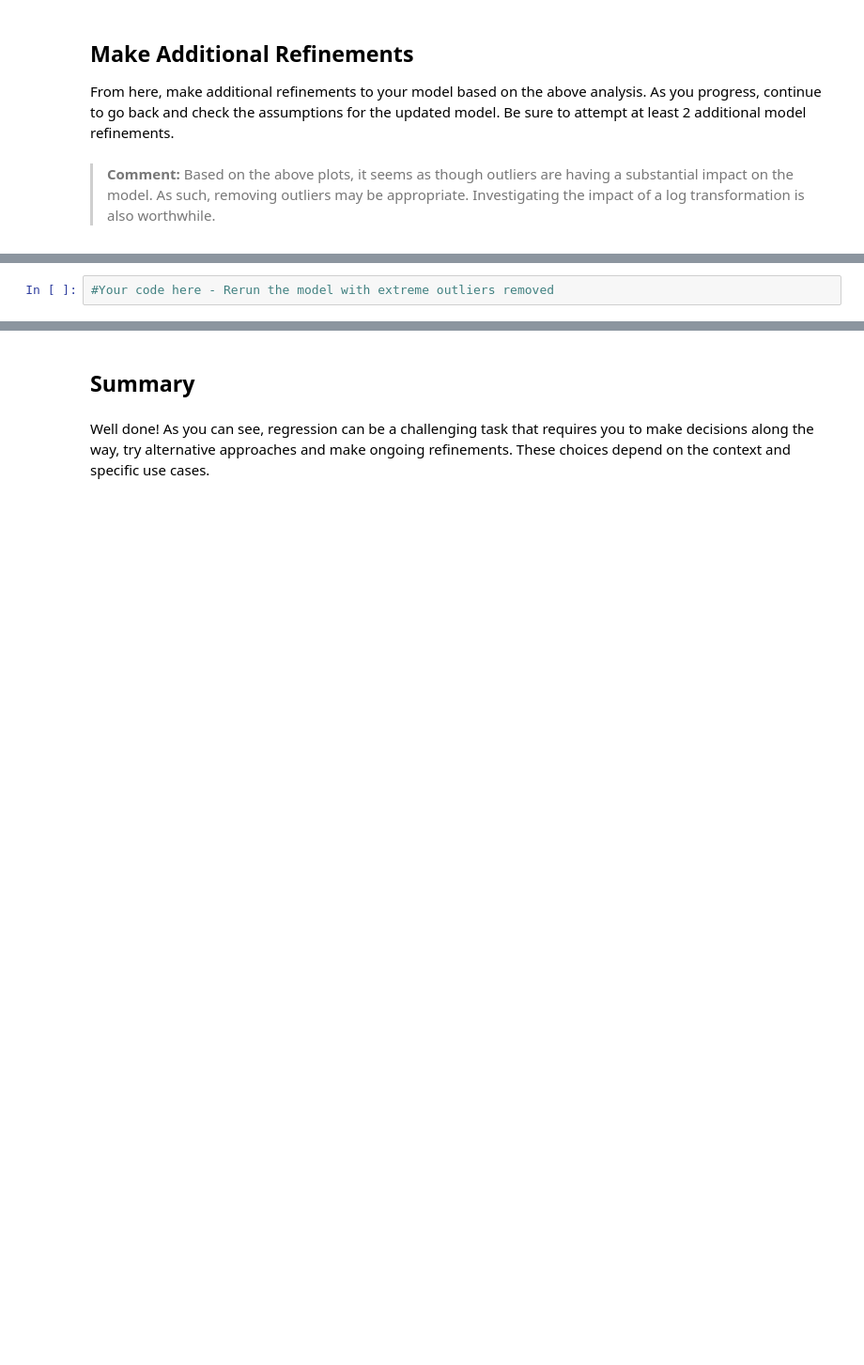
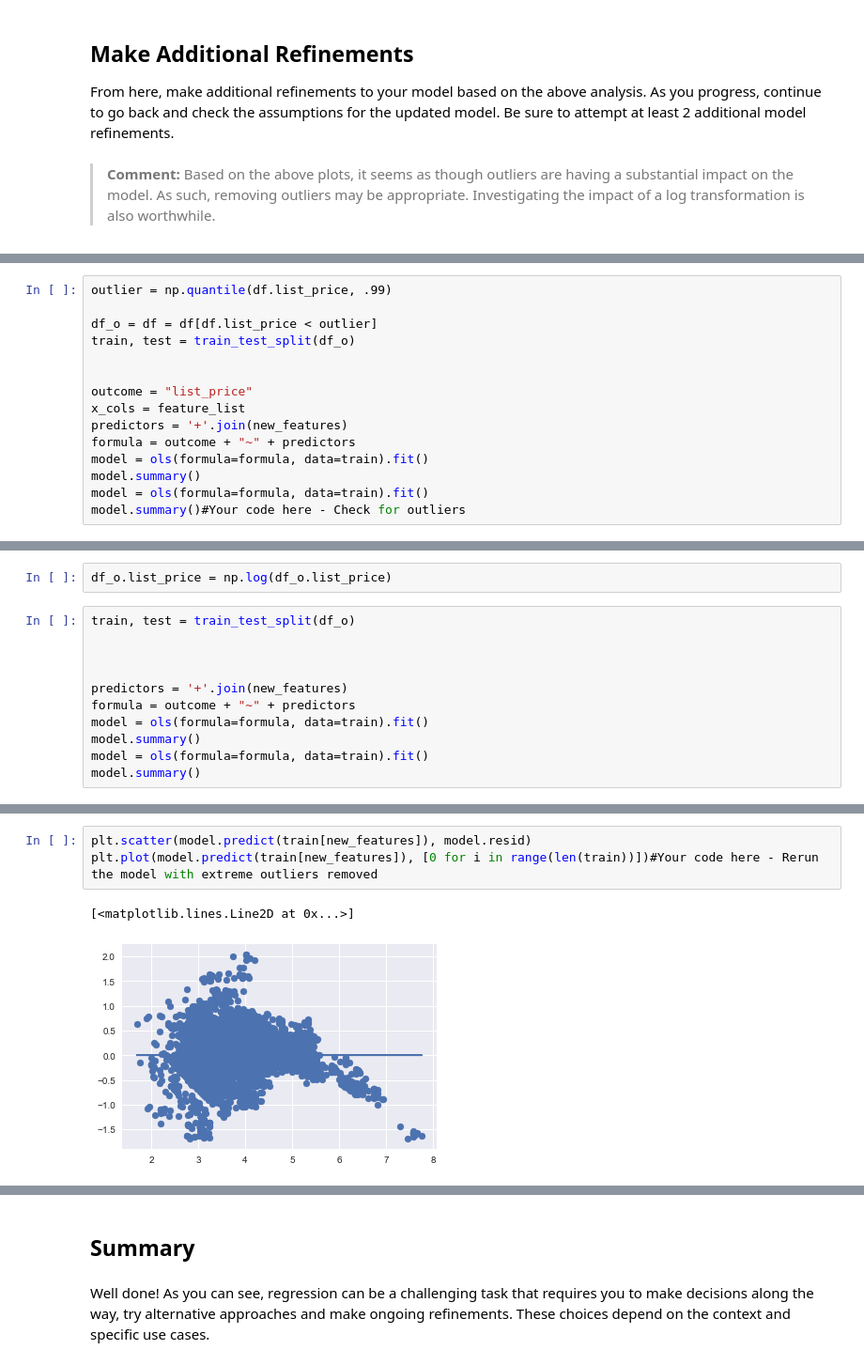
Before and after one commit to akelly66/Flatiron-School, a Jupyter notebook: Mod04/Section25/dsc-modeling-your-data-lab-online-ds-pt-041519/index.ipynb, the cells around one changed output, grey strips where cells are left out. Shown at 94% size. Saved outputs shown, nothing was run; the diff lists cells and outputs as text; blank space fills up the shorter version.

```diff
--- a/Mod04/Section25/dsc-modeling-your-data-lab-online-ds-pt-041519/index.ipynb
+++ b/Mod04/Section25/dsc-modeling-your-data-lab-online-ds-pt-041519/index.ipynb
@@ -181,0 +312,15 @@ From here, make additional refinements to your model based on the above analysis
+# %%
+outlier = np.quantile(df.list_price, .99)
+
+df_o = df = df[df.list_price < outlier]
+train, test = train_test_split(df_o)
+
+
+outcome = "list_price"
+x_cols = feature_list
+predictors = '+'.join(new_features)
+formula = outcome + "~" + predictors
+model = ols(formula=formula, data=train).fit()
+model.summary()
+model = ols(formula=formula, data=train).fit()
+model.summary()#Your code here - Check for outliers
@@ -181,0 +360,13 @@ From here, make additional refinements to your model based on the above analysis
+# %%
+df_o.list_price = np.log(df_o.list_price)
+# %%
+train, test = train_test_split(df_o)
+
+
+
+predictors = '+'.join(new_features)
+formula = outcome + "~" + predictors
+model = ols(formula=formula, data=train).fit()
+model.summary()
+model = ols(formula=formula, data=train).fit()
+model.summary()
@@ -182,3 +406,7 @@ From here, make additional refinements to your model based on the above analysis
 # %%
-#Your code here - Rerun the model with extreme outliers removed
+plt.scatter(model.predict(train[new_features]), model.resid)
+plt.plot(model.predict(train[new_features]), [0 for i in range(len(train))])#Your code here - Rerun the model with extreme outliers removed
+# %% [output]
+[<matplotlib.lines.Line2D at 0x...>]
+[figure, added]
 # %%
```
Also changed, not shown: parts of 19 cells of this notebook.
